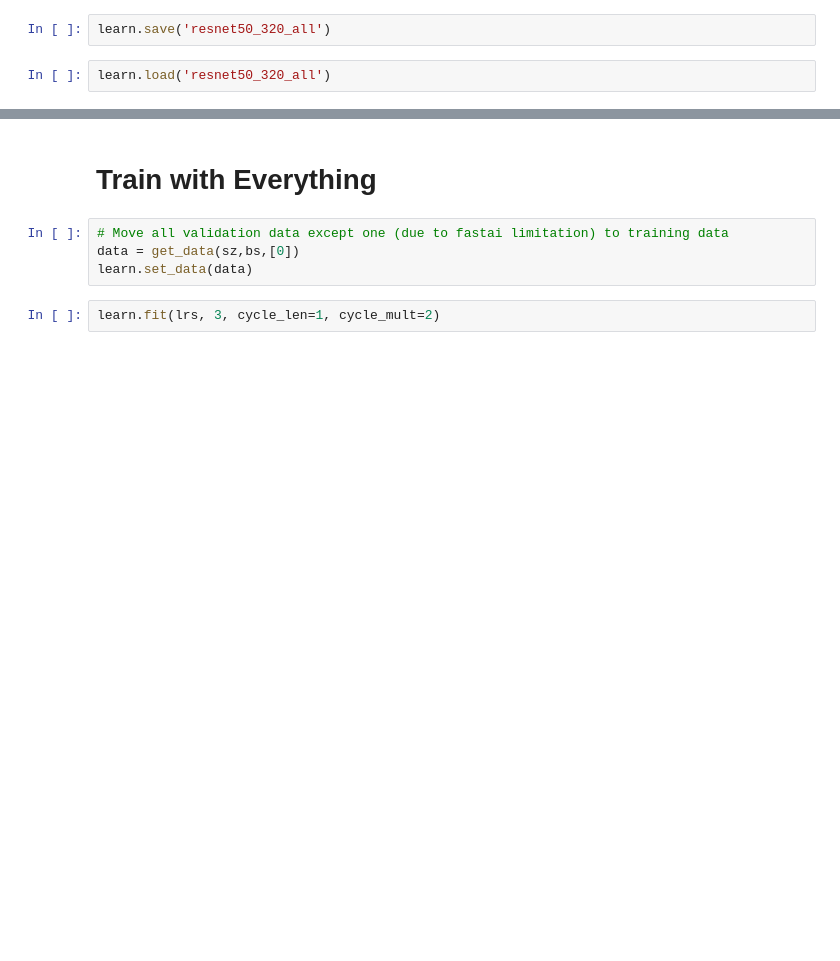
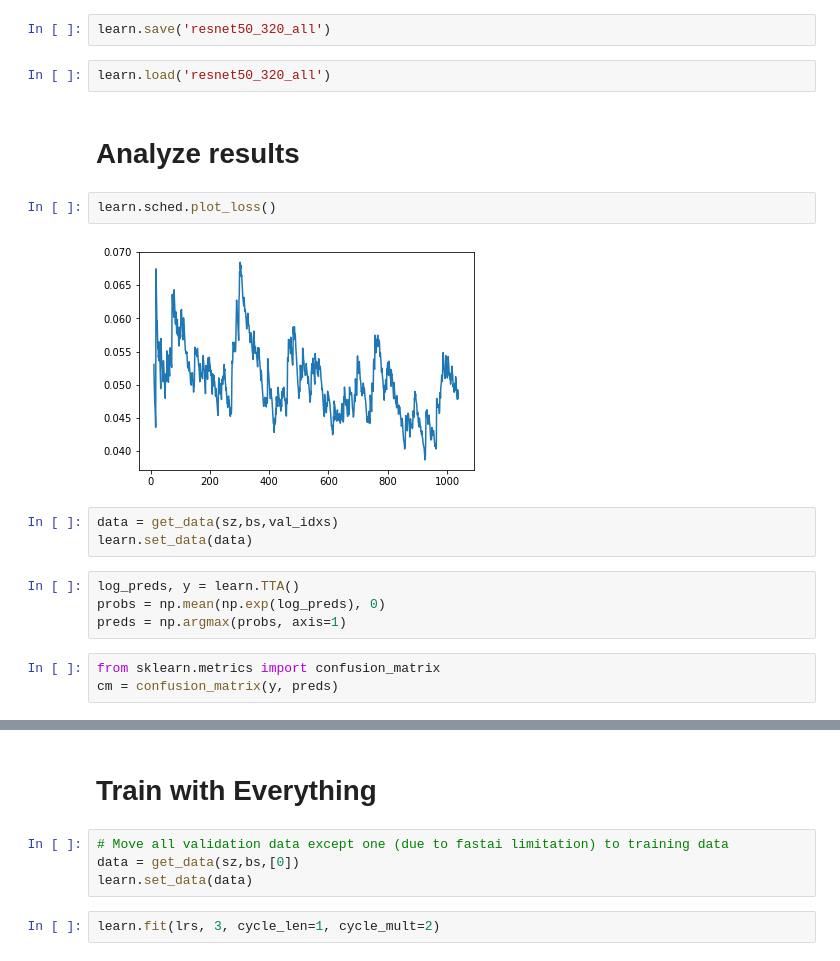
Before and after one commit to szeleeteo/kaggle, a Jupyter notebook: plant-seedlings-classification/plant-seedlings-fastai-resnet50.ipynb, the cells around one changed output, grey strips where cells are left out. Saved outputs shown, nothing was run; the diff lists cells and outputs as text; blank space fills up the shorter version.

Commit message:
cleanup setups, added anaylze data section on notebook, added symlinks

```diff
--- a/plant-seedlings-classification/plant-seedlings-fastai-resnet50.ipynb
+++ b/plant-seedlings-classification/plant-seedlings-fastai-resnet50.ipynb
@@ -149,3 +157,19 @@ accuracy_np(probs, y), metrics.log_loss(y, probs)
 learn.save('resnet50_320_all')
 # %%
 learn.load('resnet50_320_all')
+# %% [markdown]
+# Analyze results
+# %%
+learn.sched.plot_loss()
+# %% [output]
+[figure, added]
+# %%
+data = get_data(sz,bs,val_idxs)
+learn.set_data(data)
+# %%
+log_preds, y = learn.TTA()
+probs = np.mean(np.exp(log_preds), 0)
+preds = np.argmax(probs, axis=1)
+# %%
+from sklearn.metrics import confusion_matrix
+cm = confusion_matrix(y, preds)
```
Also changed, not shown: parts of 18 cells of this notebook, 3 other files.
